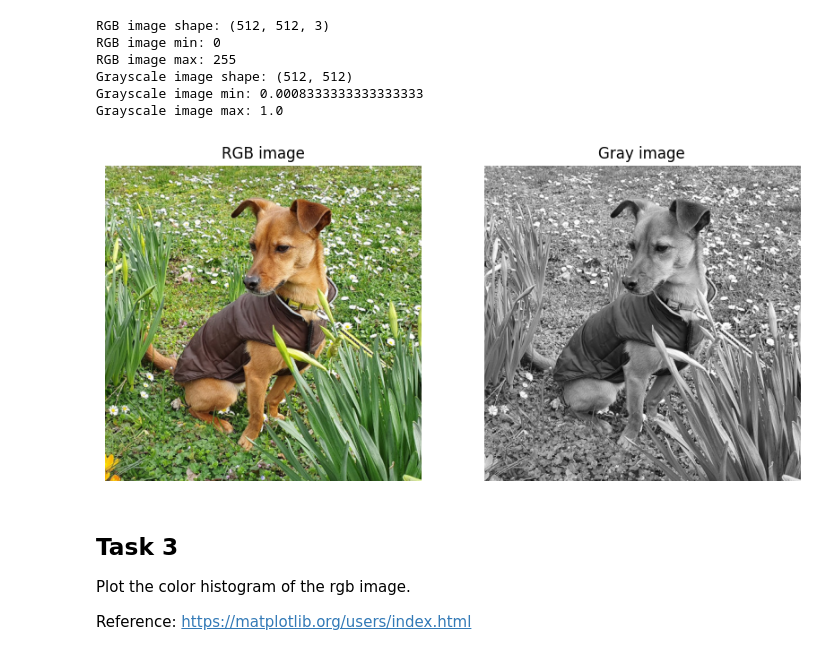
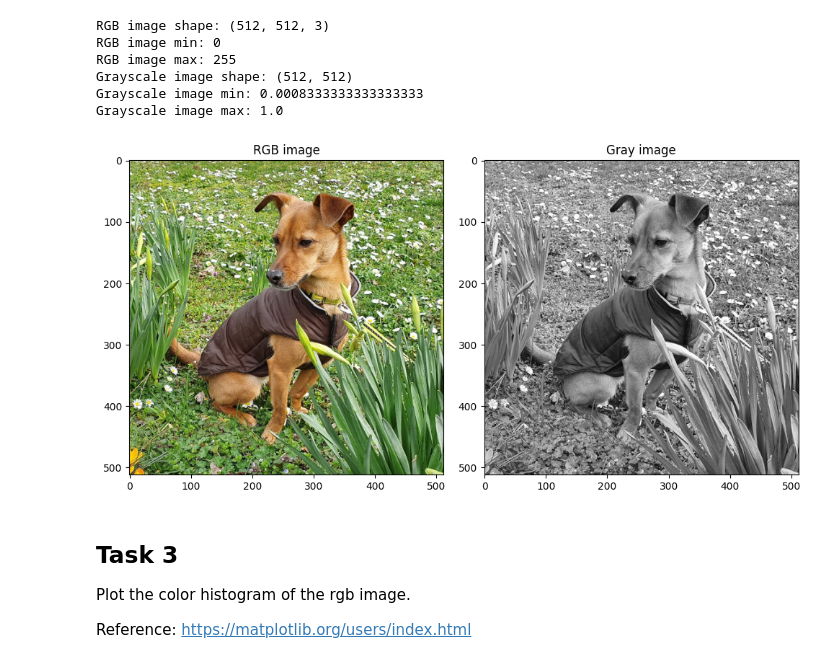
Before and after one commit to binyamolango/3dcv-students, a Jupyter notebook: 1.0-tl-scientific-python.ipynb, the cells around one changed output. Cells and saved outputs as stored; diff of their text form; code cells hidden in the pictures.

```diff
--- a/1.0-tl-scientific-python.ipynb
+++ b/1.0-tl-scientific-python.ipynb
@@ -155,22 +155,20 @@ Grayscale image max: 1.0
 # %%
 # TODO: 6. Use Matplotlib to show the RGB and the grayscale image side by side.
 # Make sure that the gray image is displayed in gray.
-fig, axs = plt.subplots(1, 2)
+fig, axs = plt.subplots(1, 2, figsize=(10, 6))
 
 # for the RGB image
 axs[0].imshow(image)
 axs[0].set_title("RGB image")
-axs[0].axis("off")
 
 # for the gray image
 axs[1].imshow(image_gray, cmap="gray")
 axs[1].set_title("Gray image")
-axs[1].axis("off")
 
-fig.set_size_inches(10, 6)
+plt.tight_layout()
 plt.show()
 # %% [output]
-[figure, old version]
+[figure, new version]
 # %% [markdown]
 ## Task 3
 
```
Also changed, not shown: parts of 2 cells of this notebook.
